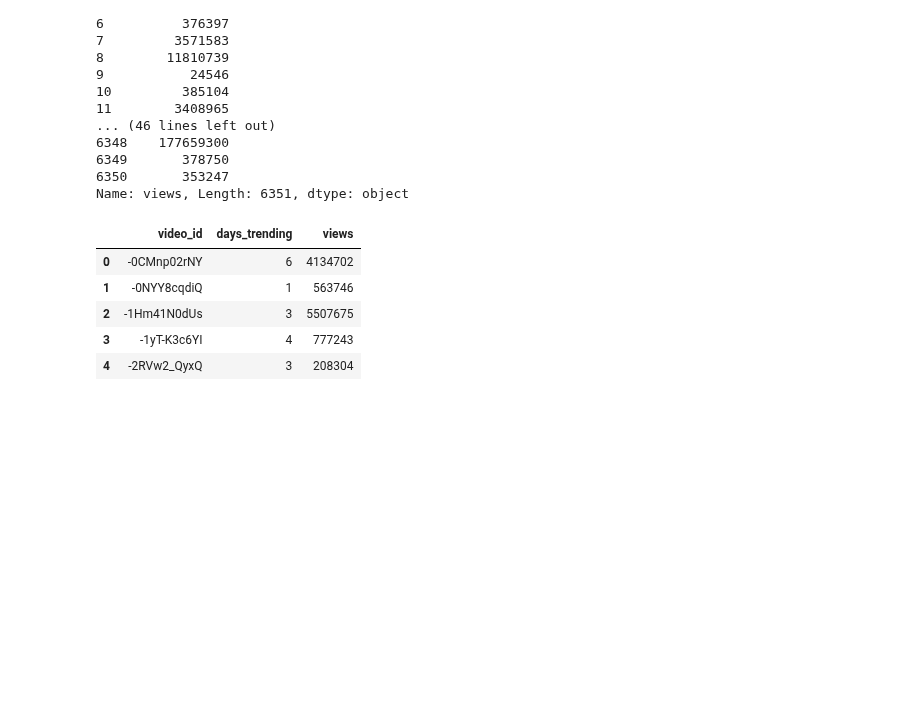
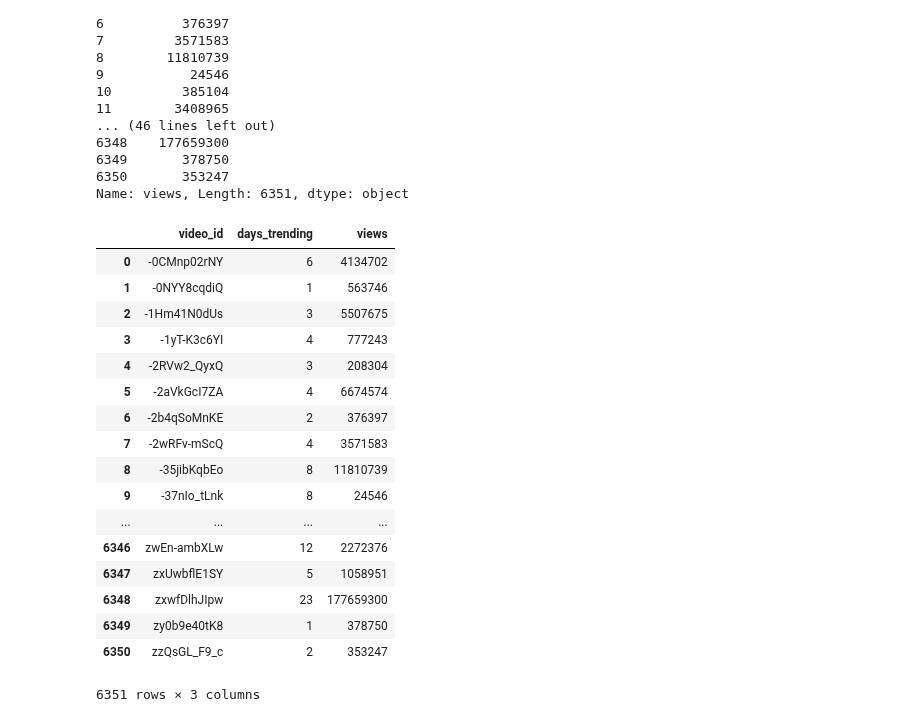
Before and after one commit to Laszarus/dsi-pandas-eda-case-study, a Jupyter notebook: youtube_play.ipynb, the cells around one changed output. Drawn from its saved outputs; the diff is of its cells as text; code cells hidden in the pictures; blank space fills up the shorter version.

Commit message:
final plot and data code

```diff
--- a/youtube_play.ipynb
+++ b/youtube_play.ipynb
@@ -225,6 +206,23 @@ df_id_views.head(10)
 | 7 | -2wRFv-mScQ | 3571583 |
 | 8 | -35jibKqbEo | 11810739 |
 | 9 | -37nIo_tLnk | 24546 |
+# %%
+df_counts = df_us.set_index(['video_id']).groupby('video_id').count()
+df_counts.reset_index(inplace = True)
+
+df_id_counts = pd.DataFrame([df_counts['video_id'],
+                             pd.to_numeric(df_counts['views']),
+                             pd.to_numeric(df_id_views['views'])
+                            ]).T
+df_id_counts.columns = ['video_id','days_trending','views']
+# df_id_counts = pd.DataFrame([df_id_counts['video_id'],
+#                              pd.to_numeric(df_id_counts['days_trending']),
+#                              pd.to_numeric(df_id_counts['views'])
+#                             ])
+df_id_counts['views'] = pd.to_numeric(df_id_counts['views'])
+df_id_counts['days_trending'] = pd.to_numeric(df_id_counts['days_trending'])
+
+df_id_counts
 # %%
 df_id_views['views']
 # %% [output]
@@ -248,14 +246,36 @@ Name: views, Length: 6351, dtype: object
 # %%
 df_counts = df_us.set_index(['video_id']).groupby('video_id').count()
 df_counts.reset_index(inplace = True)
 
-df_id_counts = pd.DataFrame([df_counts['video_id'],df_counts['views'],df_id_views['views']]).T
+df_id_counts = pd.DataFrame([df_counts['video_id'],
+                             pd.to_numeric(df_counts['views']),
+                             pd.to_numeric(df_id_views['views'])
+                            ]).T
 df_id_counts.columns = ['video_id','days_trending','views']
-df_id_counts.head()
+# df_id_counts = pd.DataFrame([df_id_counts['video_id'],
+#                              pd.to_numeric(df_id_counts['days_trending']),
+#                              pd.to_numeric(df_id_counts['views'])
+#                             ])
+df_id_counts['views'] = pd.to_numeric(df_id_counts['views'])
+df_id_counts['days_trending'] = pd.to_numeric(df_id_counts['days_trending'])
+
+df_id_counts
 # %% [output]
 |  | video_id | days_trending | views |
 | 0 | -0CMnp02rNY | 6 | 4134702 |
 | 1 | -0NYY8cqdiQ | 1 | 563746 |
 | 2 | -1Hm41N0dUs | 3 | 5507675 |
 | 3 | -1yT-K3c6YI | 4 | 777243 |
 | 4 | -2RVw2_QyxQ | 3 | 208304 |
+| 5 | -2aVkGcI7ZA | 4 | 6674574 |
+| 6 | -2b4qSoMnKE | 2 | 376397 |
+| 7 | -2wRFv-mScQ | 4 | 3571583 |
+| 8 | -35jibKqbEo | 8 | 11810739 |
+| 9 | -37nIo_tLnk | 8 | 24546 |
+| ... | ... | ... | ... |
+| 6346 | zwEn-ambXLw | 12 | 2272376 |
+| 6347 | zxUwbflE1SY | 5 | 1058951 |
+| 6348 | zxwfDlhJIpw | 23 | 177659300 |
+| 6349 | zy0b9e40tK8 | 1 | 378750 |
+| 6350 | zzQsGL_F9_c | 2 | 353247 |
+6351 rows × 3 columns
```
Also changed, not shown: parts of 8 cells of this notebook, 1 other file.
